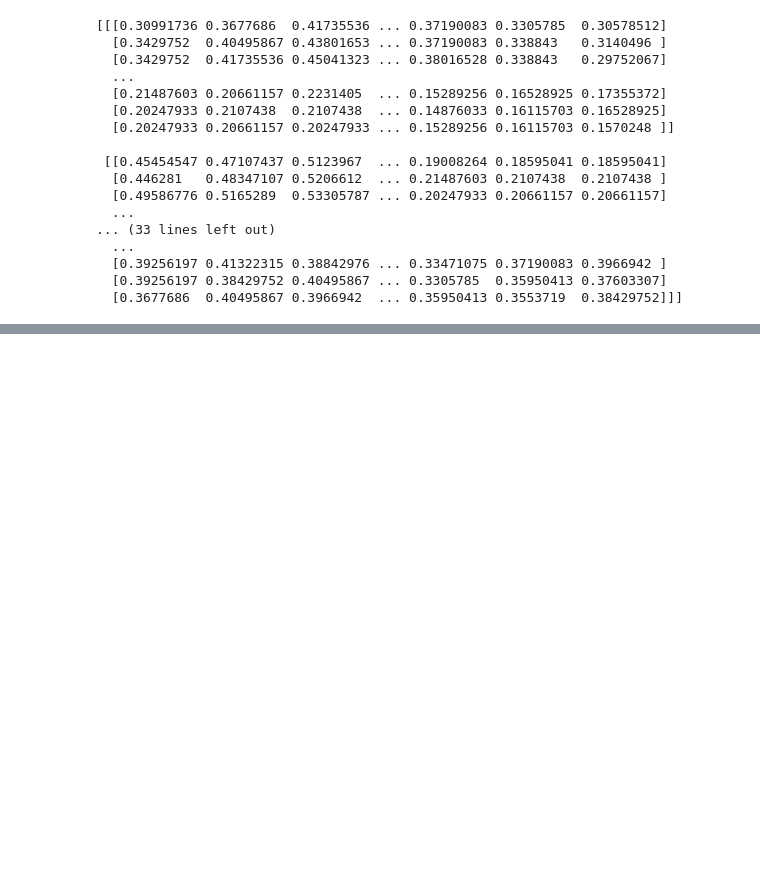
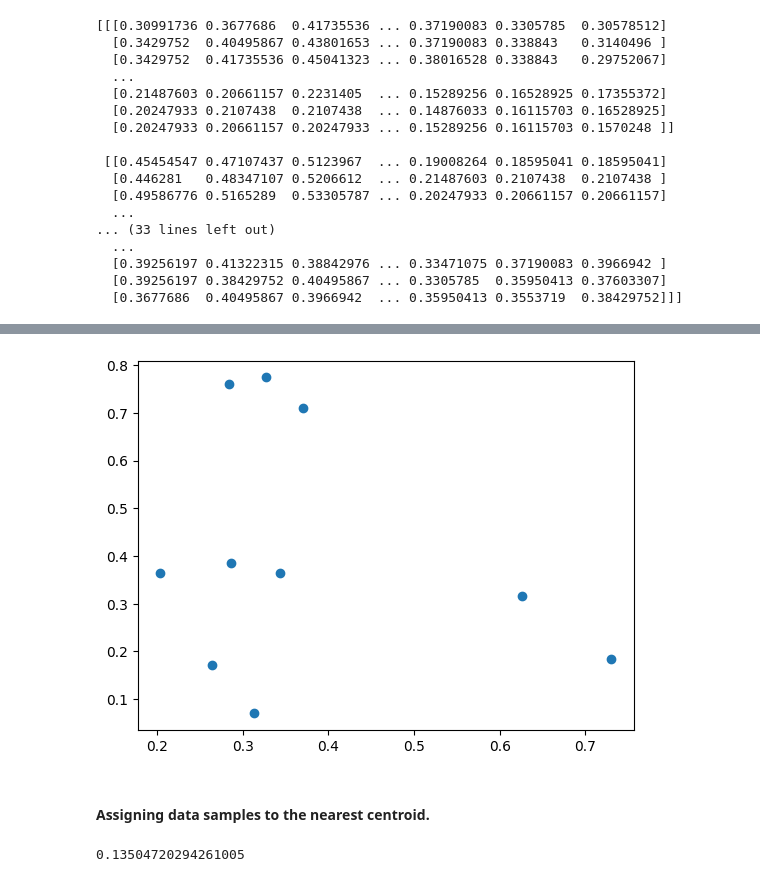
Before and after one commit to El-Mounir/K-means-practice-project---olivetti-faces-dataset, a Jupyter notebook: kmeans_practice_dataset.ipynb, the cells around one changed output, grey strips where cells are left out. Cells and saved outputs as stored; diff of their text form; code cells hidden in the pictures; blank space fills up the shorter version.

```diff
--- a/kmeans_practice_dataset.ipynb
+++ b/kmeans_practice_dataset.ipynb
@@ -73,0 +115,14 @@ print(olivetti_faces_df.images);
+# %%
+# Number of clusters
+k = 10;
+# Using random.uniform() function to generate random x coordinates values of k random centroids
+centroids_x = np.random.uniform(min(axis_x), max(axis_x), size = k);
+# Generate y coordinates of k random centroids
+centroids_y = np.random.uniform(min(axis_y), max(axis_y), size = k);
+# Create centroids array
+centroids = np.array(list(zip(centroids_x, centroids_y)));
+
+# Saving old centroids
+old_centroids= deepcopy(centroids);
+
+print(centroids);
@@ -73,0 +140,19 @@ print(olivetti_faces_df.images);
+# %%
+# A scatter plot of the centroids - only showing 2 dimensions out of 4 -
+plt.scatter(centroids_x, centroids_y);
+plt.show();
+# %% [output]
+[figure, added]
+# %% [markdown]
+#### Assigning data samples to the nearest centroid.
+# %%
+# Distance formula func - using Euclidean Distance method
+def distance(point_1, point_2):
+  d_one = (point_1[0] - point_2[0]) ** 2;
+  d_two = (point_1[1] - point_2[1]) ** 2;
+  distance = (d_one + d_two) ** 0.5;
+  return distance;
+
+print(distance([0.6345,0.9,0.76459],[0.7675,0.87657465,0.8767467]));
+# %% [output]
+0.13504720294261005
```
Also changed, not shown: parts of 13 cells of this notebook.
